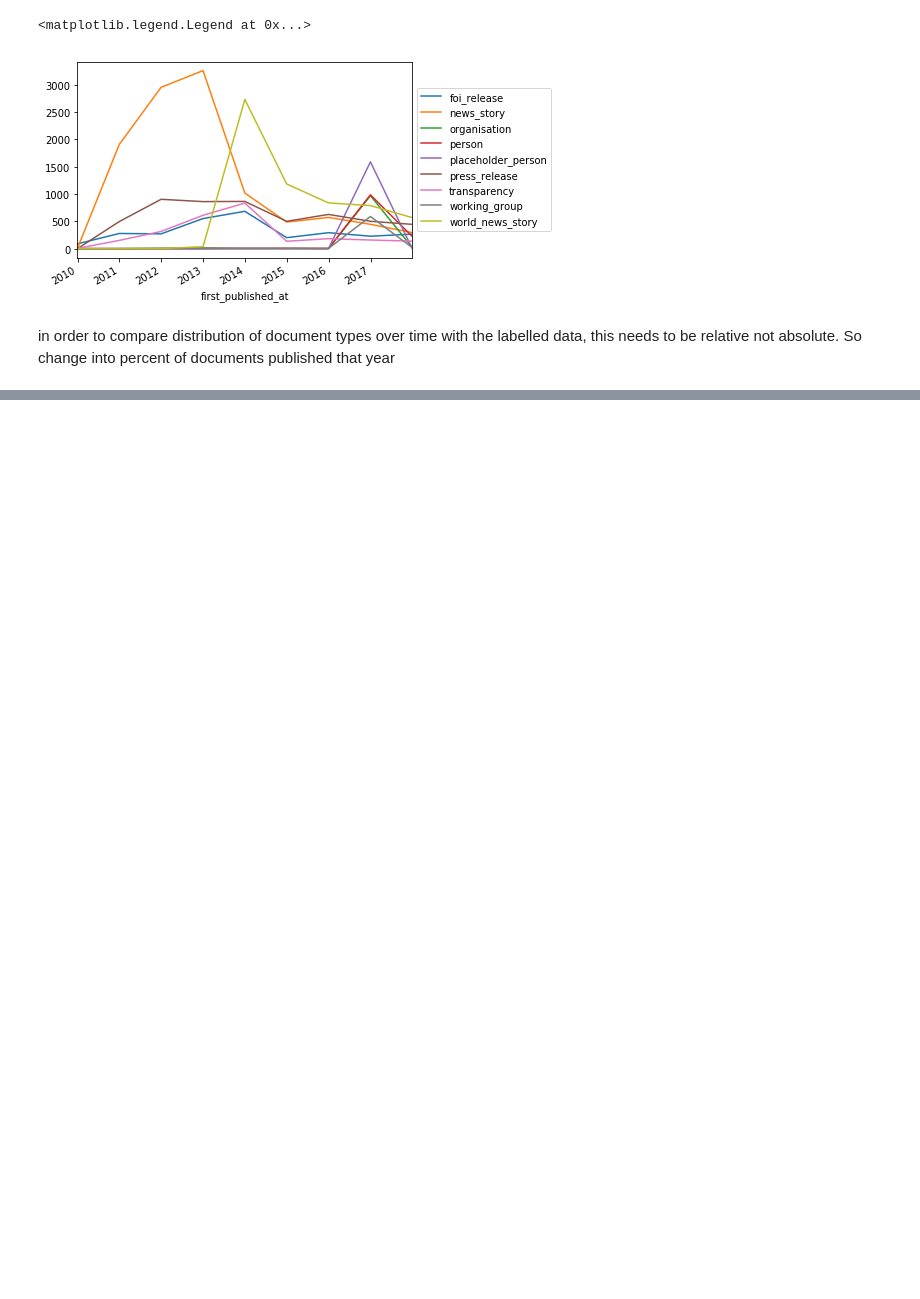
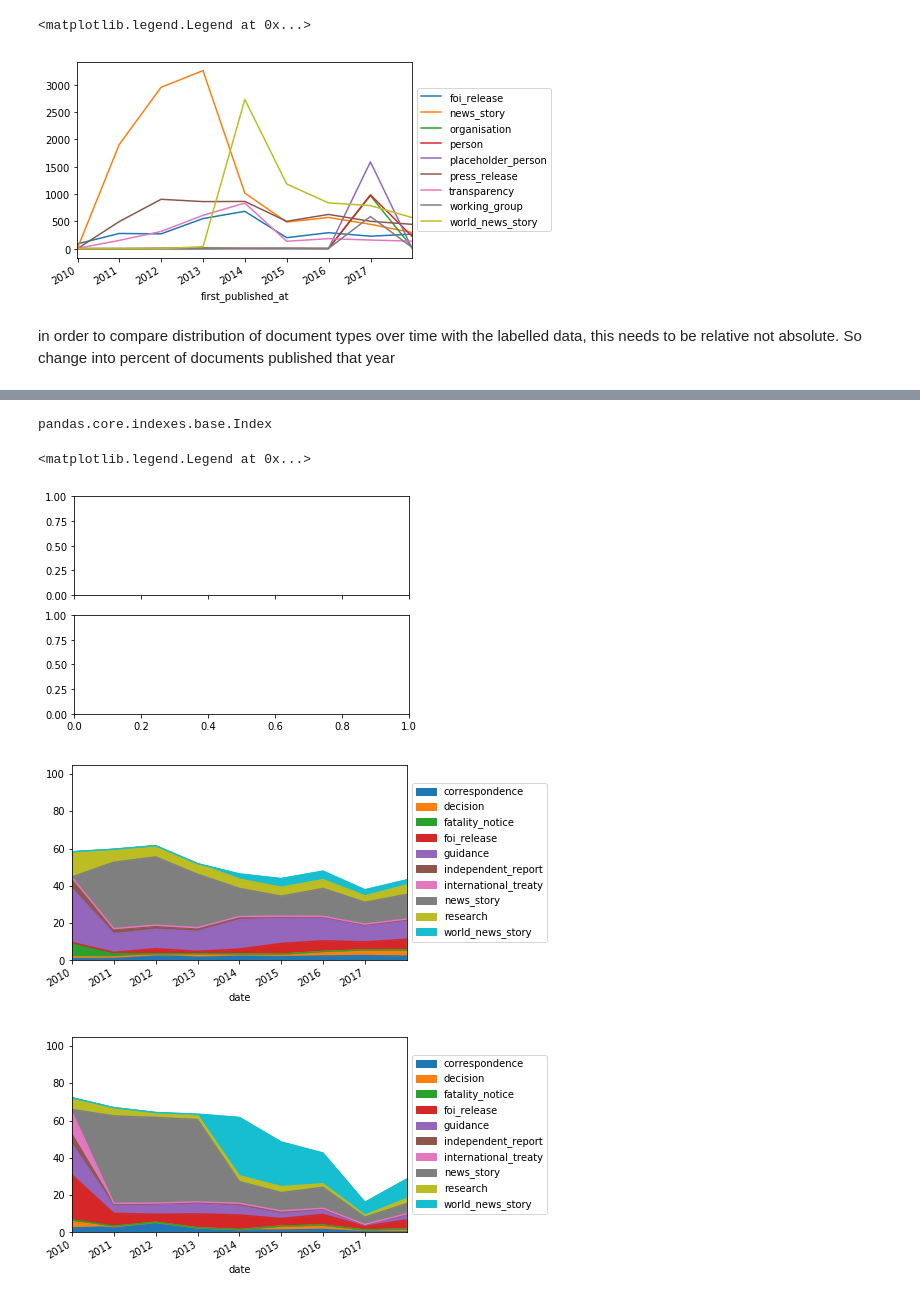
Before and after one commit to alphagov/govuk-taxonomy-supervised-learning, a Jupyter notebook: python/notebooks/EDA-MU.ipynb, the cells around one changed output, grey strips where cells are left out. Cells and saved outputs as stored; diff of their text form; code cells hidden in the pictures; blank space fills up the shorter version.

```diff
--- a/python/notebooks/EDA-MU.ipynb
+++ b/python/notebooks/EDA-MU.ipynb
@@ -574,0 +613,22 @@ ax.legend(loc='center left', bbox_to_anchor=(1, 0.5))
+# %%
+df_unlab = ucount_by_year.stack().reset_index()
+df_unlab.columns = ['date', 'document_type', 'percent']
+ubydoctype_year = df_unlab.groupby(['date', 'document_type']).agg({'percent': 'sum'})
+# Change: groupby state_office and divide by sum
+ubydoctype_pcts = ubydoctype_year.groupby(level=0).apply(lambda x:
+                                                 100 * x / float(x.sum())).unstack('document_type', fill_value=0)
+
+ubydoctype_pcts.columns = ubydoctype_pcts.columns.droplevel(0)
+# %%
+utop_pct = ubydoctype_pcts[['correspondence', 'decision'
+ , 'fatality_notice',  'foi_release',
+  'guidance', 'independent_report', 'international_treaty', 'news_story', 'research', 'world_news_story']]
+
+# ax = utop_pct.plot(kind='area', stacked=True)
+# plt.title('Unlabelled')
+# ax.set_xlim(pd.Timestamp('2009-12-31'), pd.Timestamp('2017-12-31'))
+# ax.legend(loc='center left', bbox_to_anchor=(1, 0.5))
+# %%
+type(ubydoctype_pcts)
+# %% [output]
+pandas.core.indexes.base.Index
@@ -574,0 +649,16 @@ ax.legend(loc='center left', bbox_to_anchor=(1, 0.5))
+# %%
+fig, axarr = plt.subplots(2, sharex=True)
+
+lab = utop_pct.plot(kind='area', stacked=True)
+lab.set_xlim(pd.Timestamp('2009-12-31'), pd.Timestamp('2017-12-31'))
+lab.legend(loc='center left', bbox_to_anchor=(1, 0.5))
+
+
+unlab = top_pct.plot(kind='area', stacked=True)
+unlab.set_xlim(pd.Timestamp('2009-12-31'), pd.Timestamp('2017-12-31'))
+unlab.legend(loc='center left', bbox_to_anchor=(1, 0.5))
+# %% [output]
+<matplotlib.legend.Legend at 0x...>
+[figure, added]
+[figure, added]
+[figure, added]
```
Also changed, not shown: parts of 16 cells of this notebook.
